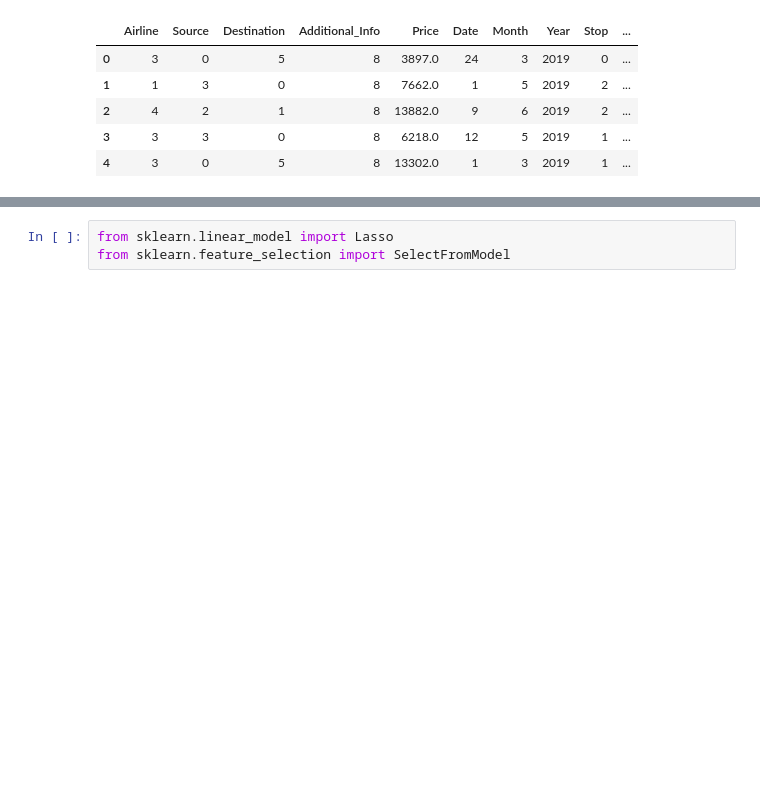
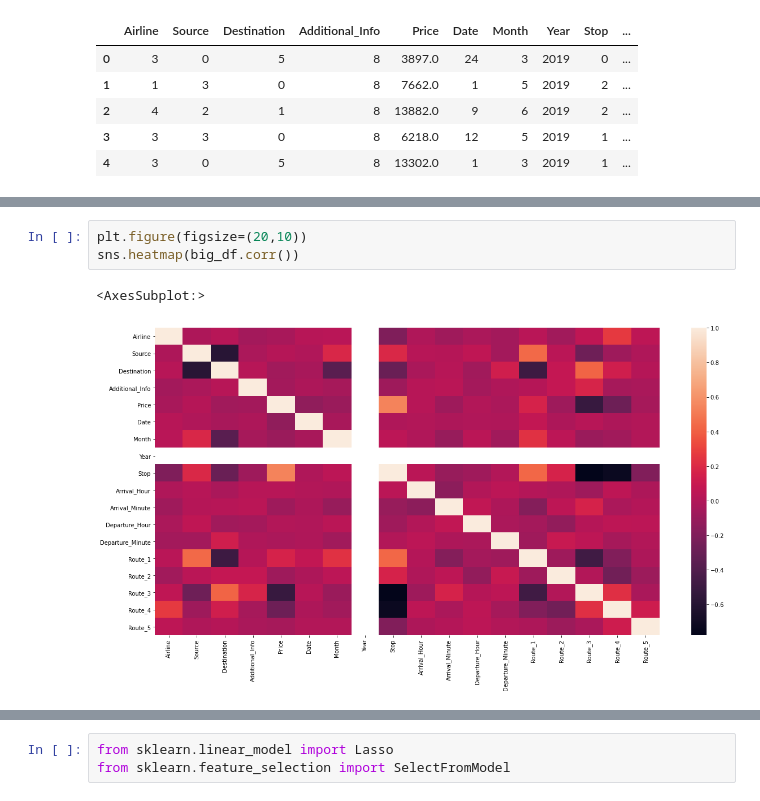
Before and after one commit to deepanshu-aggarwal/Flight-Fare-Prediction, a Jupyter notebook: Flight_Fare_prediction.ipynb, the cells around one changed output, grey strips where cells are left out. Drawn from its saved outputs; the diff is of its cells as text; blank space fills up the shorter version.

```diff
--- a/Flight_Fare_prediction.ipynb
+++ b/Flight_Fare_prediction.ipynb
@@ -323,0 +432,6 @@ big_df.head()
+# %%
+plt.figure(figsize=(20,10))
+sns.heatmap(big_df.corr())
+# %% [output]
+<AxesSubplot:>
+[figure, added]
```
Also changed, not shown: parts of 38 cells of this notebook.
